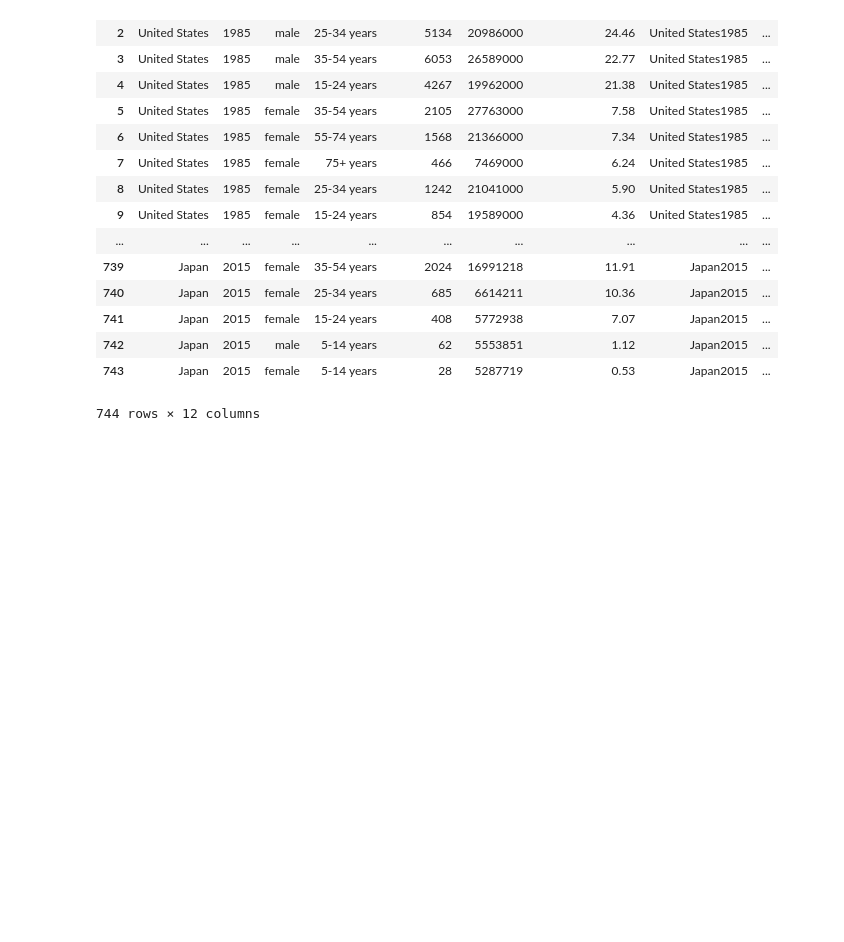
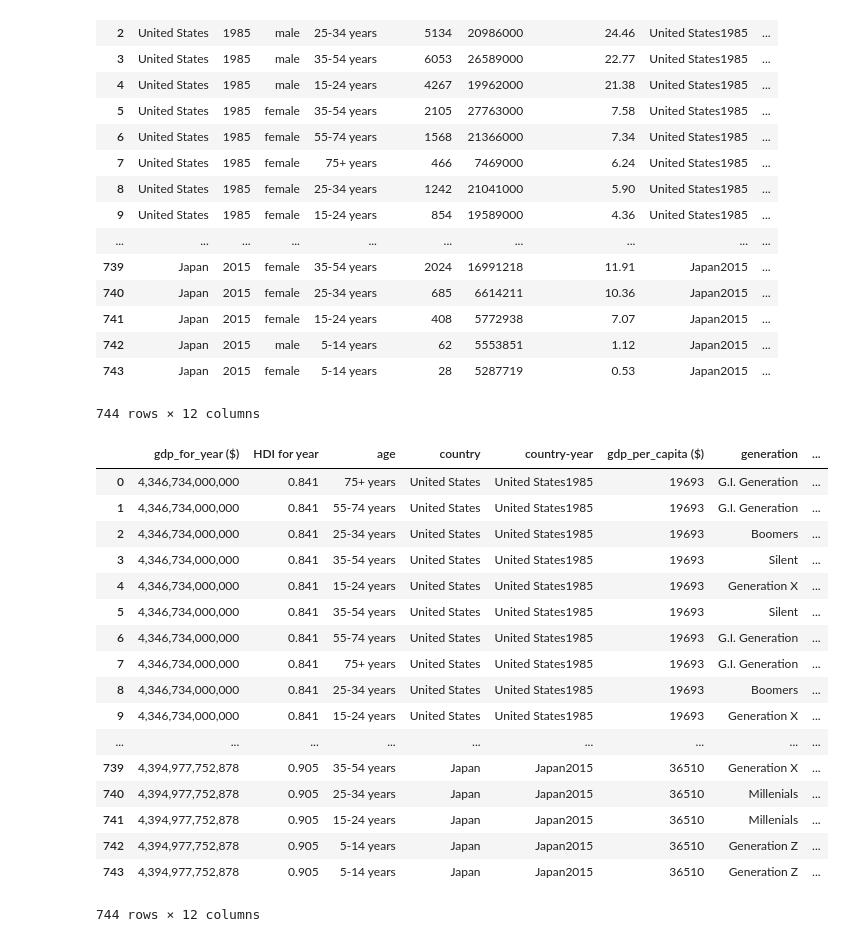
Before and after one commit to kanam12/ieor142finalproject, a Jupyter notebook: Cleaning.ipynb, the cells around one changed output. Drawn from its saved outputs; the diff is of its cells as text; code cells hidden in the pictures; blank space fills up the shorter version.

```diff
--- a/Cleaning.ipynb
+++ b/Cleaning.ipynb
@@ -312,3 +340,25 @@ nafilled_us["HDI for year"] = merged_us["HDI for year"].fillna(0.85)
 nafilled_jp = merged_jp.copy()
 nafilled_jp["HDI for year"] = merged_jp["HDI for year"].fillna(0.8025)
 pd.concat([nafilled_us, nafilled_jp]).to_csv("suicide_rates_no_na.csv", index=False)
+# %%
+test2 = pd.read_csv("suicide_rates_no_na.csv")
+test2
+# %% [output]
+|  | gdp_for_year ($) | HDI for year | age | country | country-year | gdp_per_capita ($) | generation | ... |
+| 0 | 4,346,734,000,000 | 0.841 | 75+ years | United States | United States1985 | 19693 | G.I. Generation | ... |
+| 1 | 4,346,734,000,000 | 0.841 | 55-74 years | United States | United States1985 | 19693 | G.I. Generation | ... |
+| 2 | 4,346,734,000,000 | 0.841 | 25-34 years | United States | United States1985 | 19693 | Boomers | ... |
+| 3 | 4,346,734,000,000 | 0.841 | 35-54 years | United States | United States1985 | 19693 | Silent | ... |
+| 4 | 4,346,734,000,000 | 0.841 | 15-24 years | United States | United States1985 | 19693 | Generation X | ... |
+| 5 | 4,346,734,000,000 | 0.841 | 35-54 years | United States | United States1985 | 19693 | Silent | ... |
+| 6 | 4,346,734,000,000 | 0.841 | 55-74 years | United States | United States1985 | 19693 | G.I. Generation | ... |
+| 7 | 4,346,734,000,000 | 0.841 | 75+ years | United States | United States1985 | 19693 | G.I. Generation | ... |
+| 8 | 4,346,734,000,000 | 0.841 | 25-34 years | United States | United States1985 | 19693 | Boomers | ... |
+| 9 | 4,346,734,000,000 | 0.841 | 15-24 years | United States | United States1985 | 19693 | Generation X | ... |
+| ... | ... | ... | ... | ... | ... | ... | ... | ... |
+| 739 | 4,394,977,752,878 | 0.905 | 35-54 years | Japan | Japan2015 | 36510 | Generation X | ... |
+| 740 | 4,394,977,752,878 | 0.905 | 25-34 years | Japan | Japan2015 | 36510 | Millenials | ... |
+| 741 | 4,394,977,752,878 | 0.905 | 15-24 years | Japan | Japan2015 | 36510 | Millenials | ... |
+| 742 | 4,394,977,752,878 | 0.905 | 5-14 years | Japan | Japan2015 | 36510 | Generation Z | ... |
+| 743 | 4,394,977,752,878 | 0.905 | 5-14 years | Japan | Japan2015 | 36510 | Generation Z | ... |
+744 rows × 12 columns
```
Also changed, not shown: parts of 2 cells of this notebook, 1 other file.
